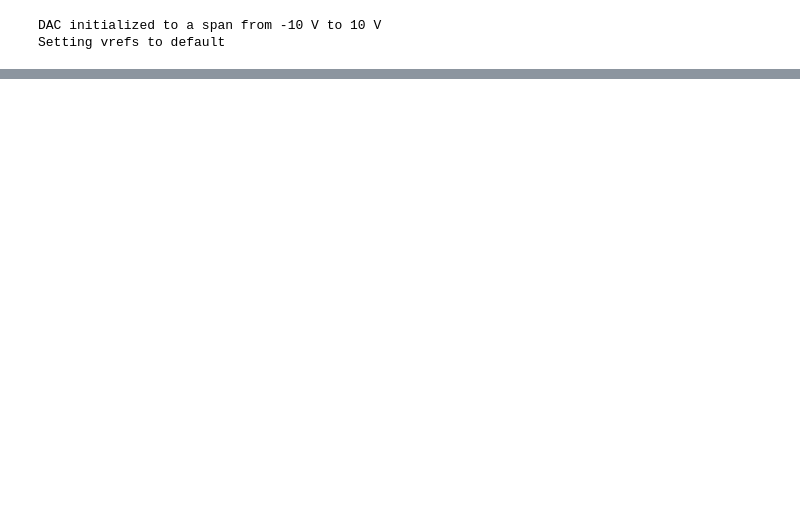
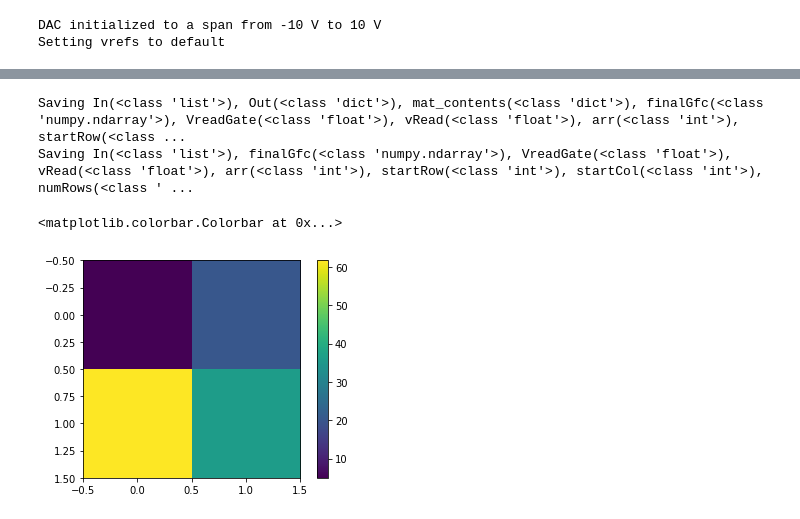
Before and after one commit to lican81/A0_DUT, a Jupyter notebook: testbech_prober1_fc_program.ipynb, the cells around one changed output, grey strips where cells are left out. Drawn from its saved outputs; the diff is of its cells as text; code cells hidden in the pictures; blank space fills up the shorter version.

```diff
--- a/testbech_prober1_fc_program.ipynb
+++ b/testbech_prober1_fc_program.ipynb
@@ -236,0 +264,50 @@ Array 0 , device (row= 10 col= 1 ) Init G= -4.838709677419351e-07  Target G= 1.8
+# %%
+save_workspace(vars(), note='Prober1_newFC_results')
+# %% [output]
+Saving In(<class 'list'>), Out(<class 'dict'>), mat_contents(<class 'dict'>), finalGfc(<class 'numpy.ndarray'>), VreadGate(<class 'float'>), vRead(<class 'float'>), arr(<class 'int'>), startRow(<class ...
+Saving In(<class 'list'>), finalGfc(<class 'numpy.ndarray'>), VreadGate(<class 'float'>), vRead(<class 'float'>), arr(<class 'int'>), startRow(<class 'int'>), startCol(<class 'int'>), numRows(<class ' ...
+# %%
+VreadGate = 5.0
+vRead = 0.2
+
+VADC_boundary = np.array([0.4, 1.692, 1.927, 2.247, 2.645, 3.045, 3.391, 3.688, 4.1])
+VRefHiCmp = np.array([5.0, 4.5, 4.2, 3.8, 3.4, 3.0, 2.7, 2.4])
+
+_gain_ratio = [
+    1e3,
+    5e3,
+    30e3,
+    200e3,
+    1e6
+]
+
+vOffset = -0.00
+dut.dac_set('DAC_VREF_HI_CMP', 4.0+vOffset)
+Vgate = 5
+Vref = 0.5
+
+arr = 2
+numRows = 2
+numCols = 2
+vRead = 0.2
+vReadGate = 5.0
+Gmap = np.zeros((numRows, numCols))
+for rr in range(numRows):
+        for cc in range(numCols):
+            adc_raw = a0.read_single_int(vRead, Vgate, array=arr, row=rr, col=cc, gain=-1, raw=True)
+            VADC_read_first = dut.adc2volt(adc_raw)
+            gainFirst = adc_raw >> 10
+            secondVRefHiCmpIndex = np.searchsorted(VADC_boundary,VADC_read_first)-1
+            secondVRefHiCmp = VRefHiCmp[secondVRefHiCmpIndex]+vOffset
+            dut.dac_set('DAC_VREF_HI_CMP', secondVRefHiCmp+vOffset)
+            VADC_read_sec = dut.adc2volt(a0.read_single_int(vRead, Vgate, array=arr, row=rr, col=cc, gain=gainFirst, raw=True))
+            finalADCOut = VADC_read_sec - (secondVRefHiCmp - 4.0)
+            dut.dac_set('DAC_VREF_HI_CMP', 4.0+vOffset)
+            rdCurr = (finalADCOut - 0.5) / _gain_ratio[gainFirst]
+
+            Gmap[rr,cc] = 1e6*rdCurr/vRead
+plt.imshow(Gmap)
+plt.colorbar()
+# %% [output]
+<matplotlib.colorbar.Colorbar at 0x...>
+[figure, added]
```
Also changed, not shown: parts of 11 cells of this notebook, 11 other files.
